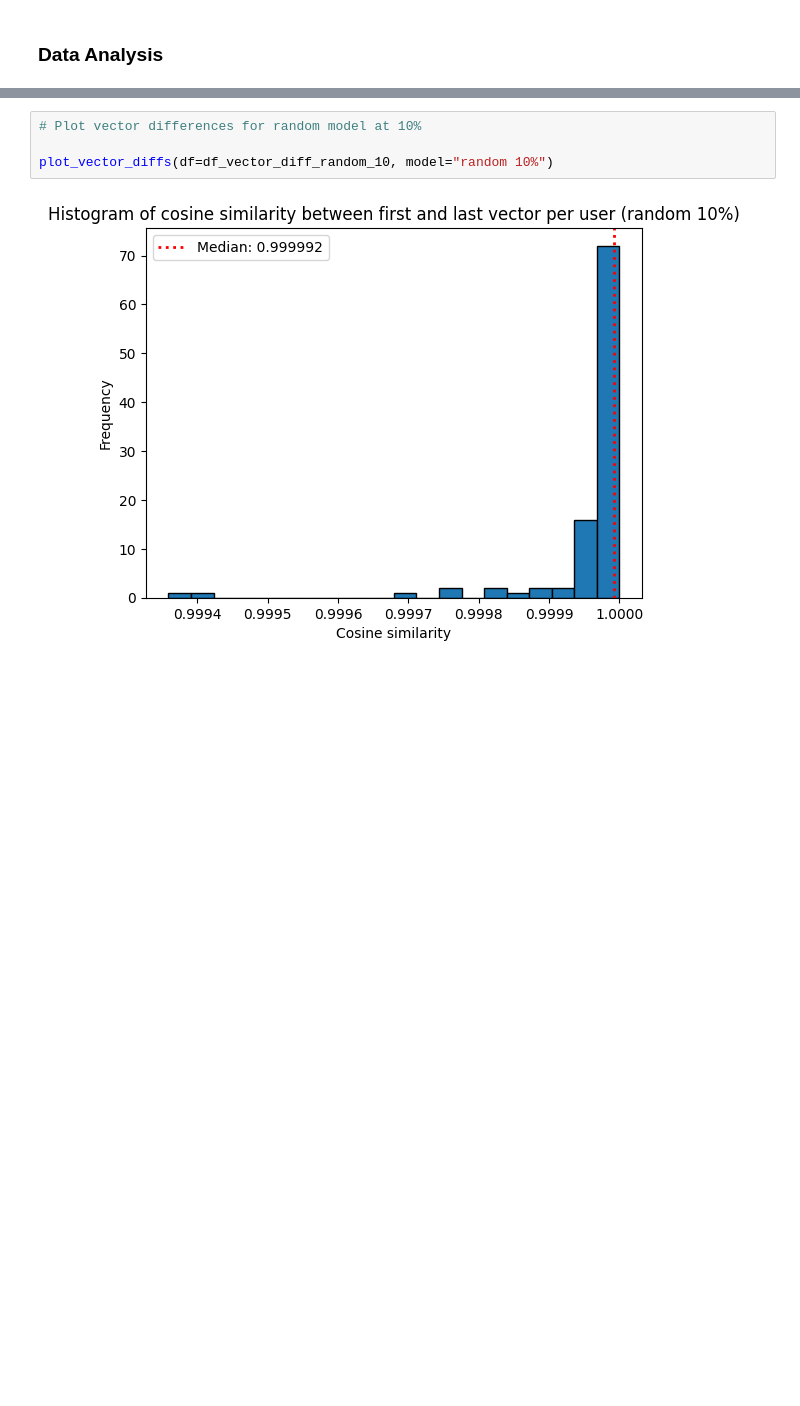
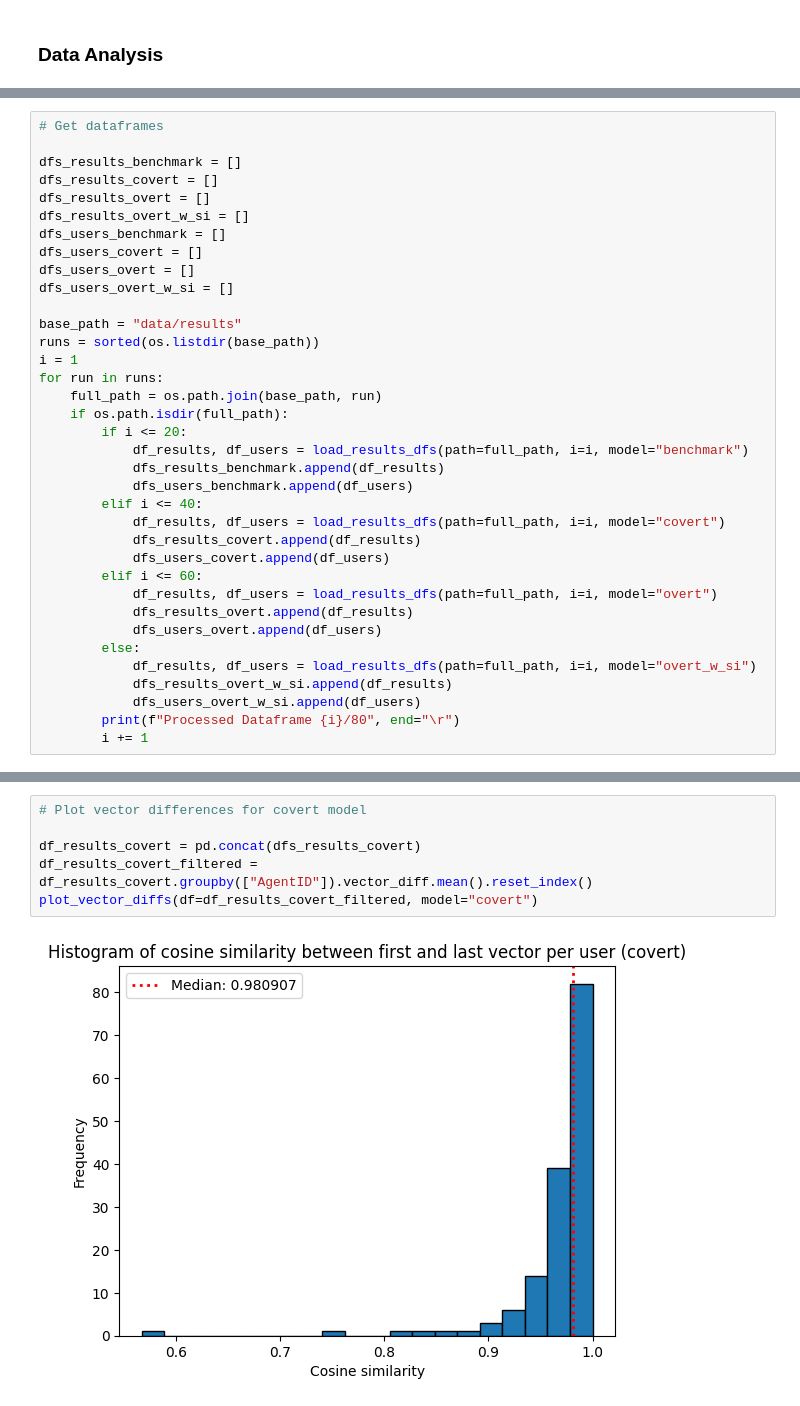
Before and after one commit to jamonbri/master_thesis, a Jupyter notebook: project/results_analysis.ipynb, the cells around one changed output, grey strips where cells are left out. Cells and saved outputs as stored; diff of their text form; blank space fills up the shorter version.

```diff
--- a/project/results_analysis.ipynb
+++ b/project/results_analysis.ipynb
@@ -29,0 +15,36 @@ df_vector_diff = get_vector_diff_df(results_filepath[0])
+# %%
+# Get dataframes
+
+dfs_results_benchmark = []
+dfs_results_covert = []
+dfs_results_overt = []
+dfs_results_overt_w_si = []
+dfs_users_benchmark = []
+dfs_users_covert = []
+dfs_users_overt = []
+dfs_users_overt_w_si = []
+
+base_path = "data/results"
+runs = sorted(os.listdir(base_path))
+i = 1
+for run in runs:
+    full_path = os.path.join(base_path, run)
+    if os.path.isdir(full_path):
+        if i <= 20:
+            df_results, df_users = load_results_dfs(path=full_path, i=i, model="benchmark")
+            dfs_results_benchmark.append(df_results)
+            dfs_users_benchmark.append(df_users)
+        elif i <= 40:
+            df_results, df_users = load_results_dfs(path=full_path, i=i, model="covert")
+            dfs_results_covert.append(df_results)
+            dfs_users_covert.append(df_users)
+        elif i <= 60:
+            df_results, df_users = load_results_dfs(path=full_path, i=i, model="overt")
+            dfs_results_overt.append(df_results)
+            dfs_users_overt.append(df_users)
+        else:
+            df_results, df_users = load_results_dfs(path=full_path, i=i, model="overt_w_si")
+            dfs_results_overt_w_si.append(df_results)
+            dfs_users_overt_w_si.append(df_users)
+        print(f"Processed Dataframe {i}/80", end="\r")
+        i += 1
@@ -52,6 +61,8 @@ df_vector_diff_random_10 = get_vector_diff_df(results_filepath_random_10[0])
 # %%
-# Plot vector differences for random model at 10%
+# Plot vector differences for covert model
 
-plot_vector_diffs(df=df_vector_diff_random_10, model="random 10%")
+df_results_covert = pd.concat(dfs_results_covert)
+df_results_covert_filtered = df_results_covert.groupby(["AgentID"]).vector_diff.mean().reset_index()
+plot_vector_diffs(df=df_results_covert_filtered, model="covert")
 # %% [output]
-[figure, old version]
+[figure, new version]
```
Also changed, not shown: parts of 15 cells of this notebook, 2 other files.
